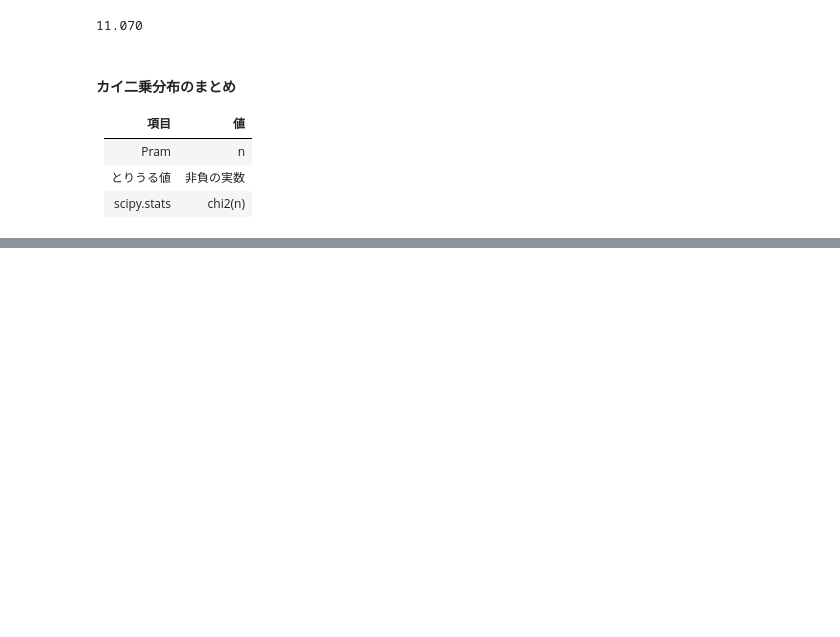
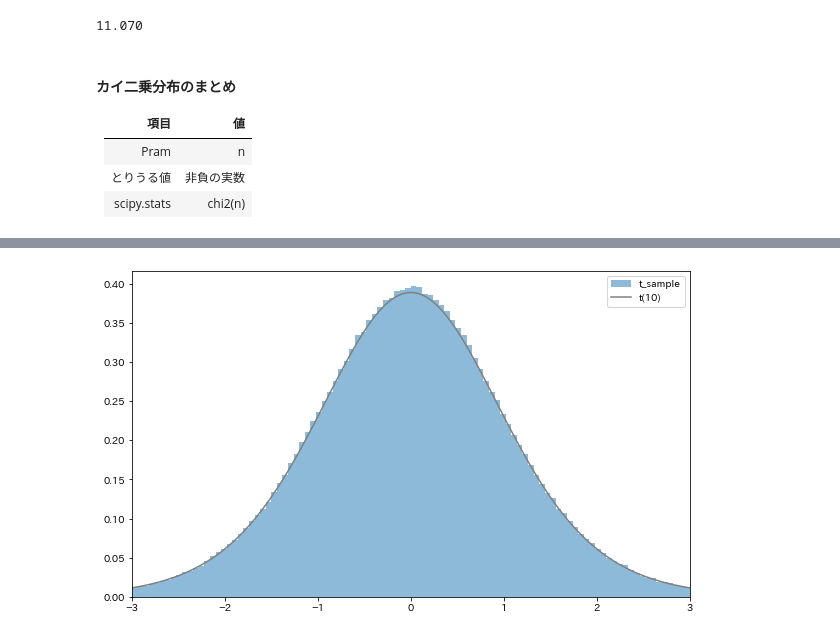
Before and after one commit to 1024xx4/Statistical_analysis_with_py, a Jupyter notebook: notebooks/continuous_probability_distribution.ipynb, the cells around one changed output, grey strips where cells are left out. Drawn from its saved outputs; the diff is of its cells as text; code cells hidden in the pictures; blank space fills up the shorter version.

```diff
--- a/notebooks/continuous_probability_distribution.ipynb
+++ b/notebooks/continuous_probability_distribution.ipynb
@@ -315,0 +321,28 @@ rv.isf(0.05)
+# %%
+# Python で標準正規分布とカイ二乗分布からｔ分布を作成してみる
+# Z~N(0, 1) と Y~x**2(10)を使って Z / np.sqrt(Y / 10) から無作為抽出を行なう
+
+n = 10  # 自由度
+rv1 = stats.norm()  # N(0, 1)
+rv2 = stats.chi2(n)  # χ**2(n) n=10
+
+sample_size = int(1e6)  # 標本の大きさ: 1,000,000
+Zs_sample = rv1.rvs(sample_size)  # 無作為な1,000,000個の標準正規分布に従う値
+chi2_sample = rv2.rvs(sample_size)  # 無作為な1,000,000個の自由度10 の カイ二乗分布に従う値
+
+t_sample = Zs_sample / np.sqrt(chi2_sample / n)  # 自由度10のｔ分布
+# %%
+#t_sample から無作為抽出した標本 Data の Histgram と stats.t(n) の密度関数を一緒に図示してみる
+fig = plt.figure(figsize=(10, 6))
+ax = fig.add_subplot(111)
+
+rv = stats.t(n)
+xs = np.linspace(-3, 3, 100)
+ax.hist(t_sample, bins=100, range=(-3, 3), density=True, alpha=0.5, label='t_sample')
+ax.plot(xs, rv.pdf(xs), label=f't({n})', color='gray')
+
+ax.legend()
+ax.set_xlim(-3, 3)
+plt.show()
+# %% [output]
+[figure, added]
```
Also changed, not shown: parts of 7 cells of this notebook, 1 other file.
